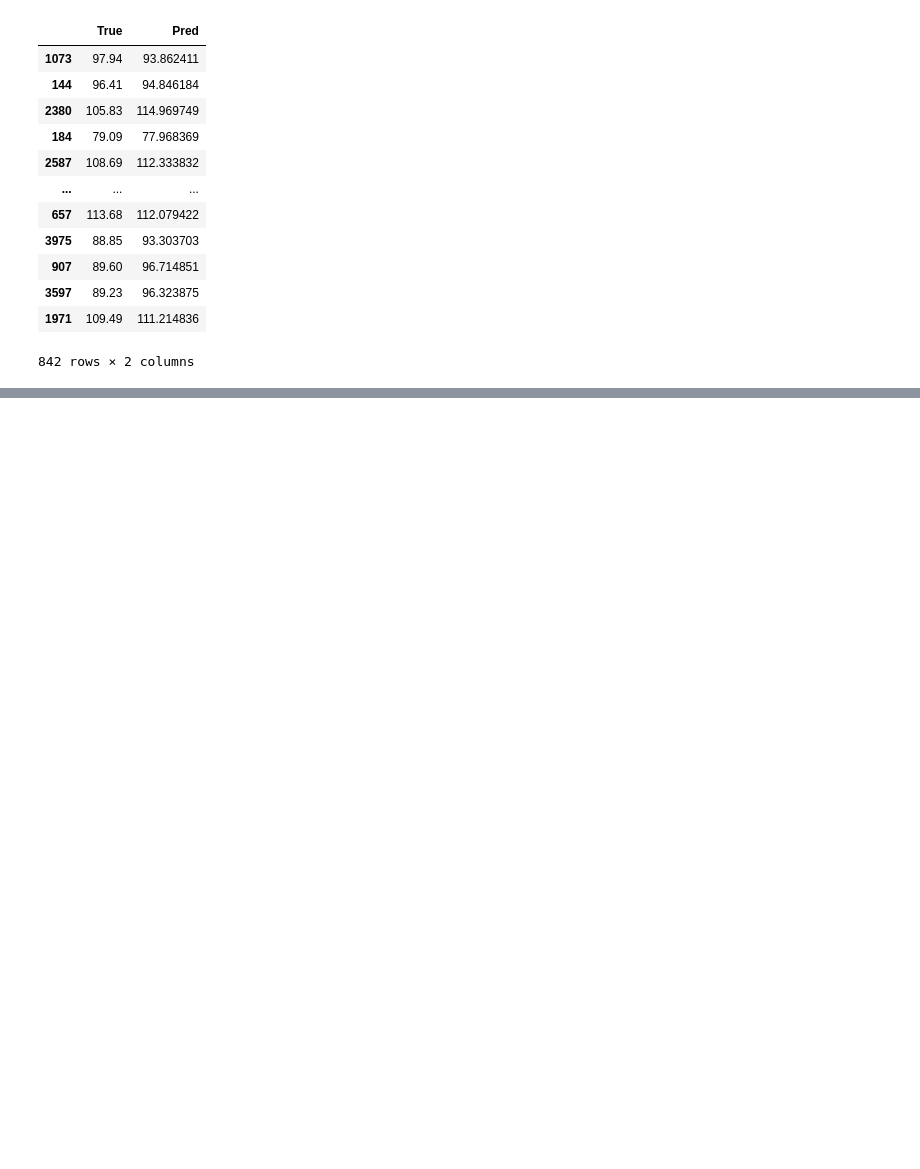
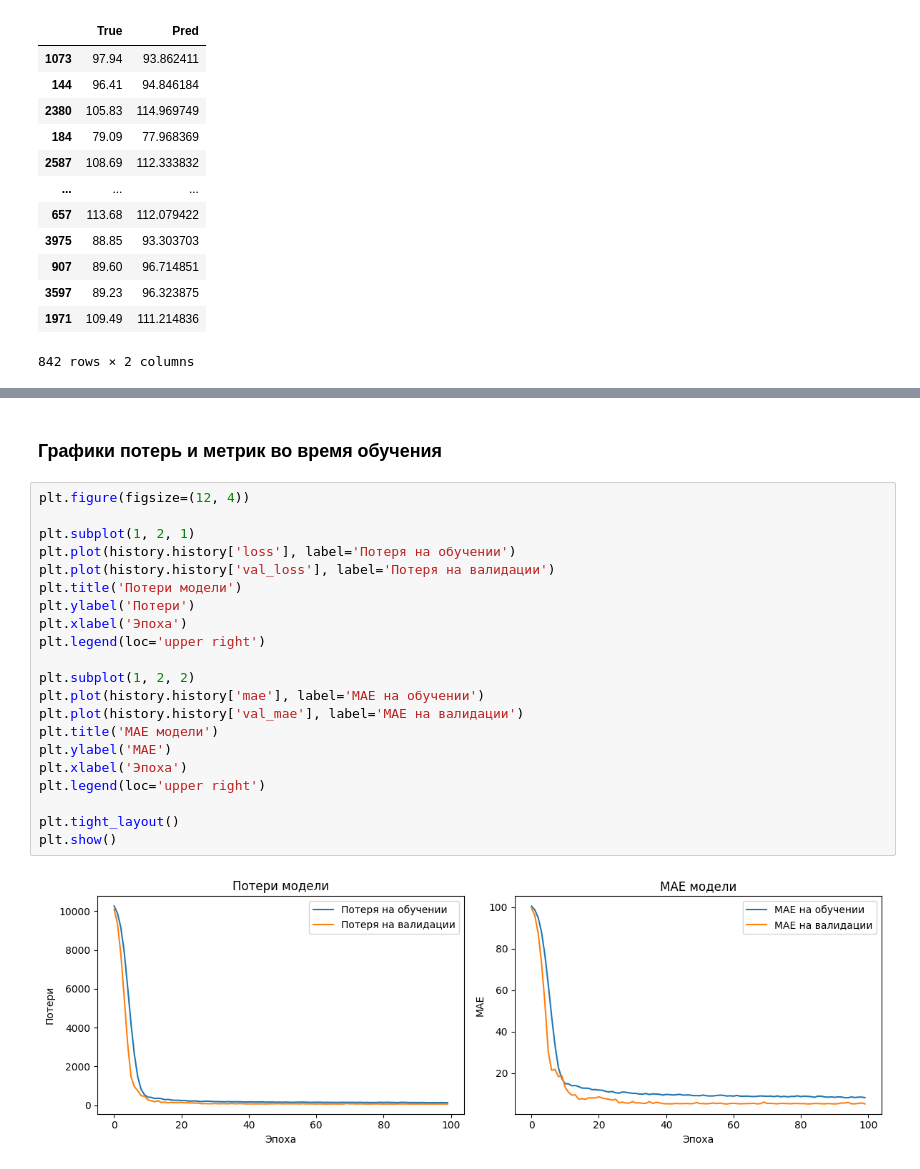
Before and after one commit to ColonelBruw/MachineLearningAndAi, a Jupyter notebook: laba1.ipynb, the cells around one changed output, grey strips where cells are left out. Cells and saved outputs as stored; diff of their text form; blank space fills up the shorter version.

```diff
--- a/laba1.ipynb
+++ b/laba1.ipynb
@@ -378,0 +379,25 @@ plt.show()
+# %% [markdown]
+### **Графики потерь и метрик во время обучения**
+# %%
+plt.figure(figsize=(12, 4))
+
+plt.subplot(1, 2, 1)
+plt.plot(history.history['loss'], label='Потеря на обучении')
+plt.plot(history.history['val_loss'], label='Потеря на валидации')
+plt.title('Потери модели')
+plt.ylabel('Потери')
+plt.xlabel('Эпоха')
+plt.legend(loc='upper right')
+
+plt.subplot(1, 2, 2)
+plt.plot(history.history['mae'], label='MAE на обучении')
+plt.plot(history.history['val_mae'], label='MAE на валидации')
+plt.title('MAE модели')
+plt.ylabel('MAE')
+plt.xlabel('Эпоха')
+plt.legend(loc='upper right')
+
+plt.tight_layout()
+plt.show()
+# %% [output]
+[figure, added]
```
Also changed, not shown: parts of 2 cells of this notebook.
